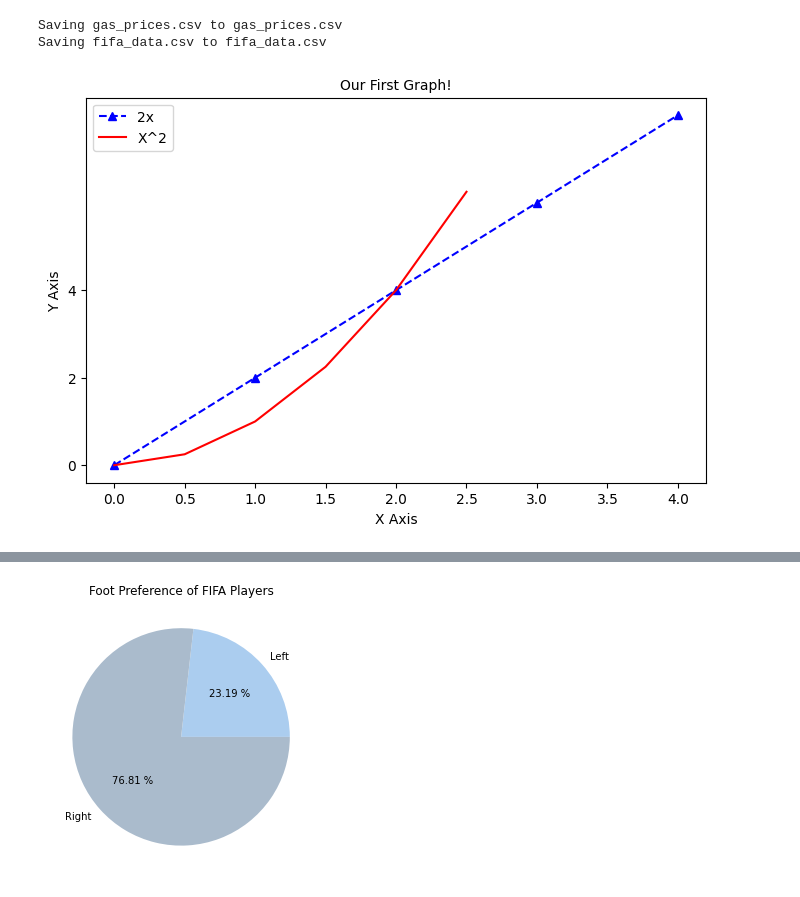
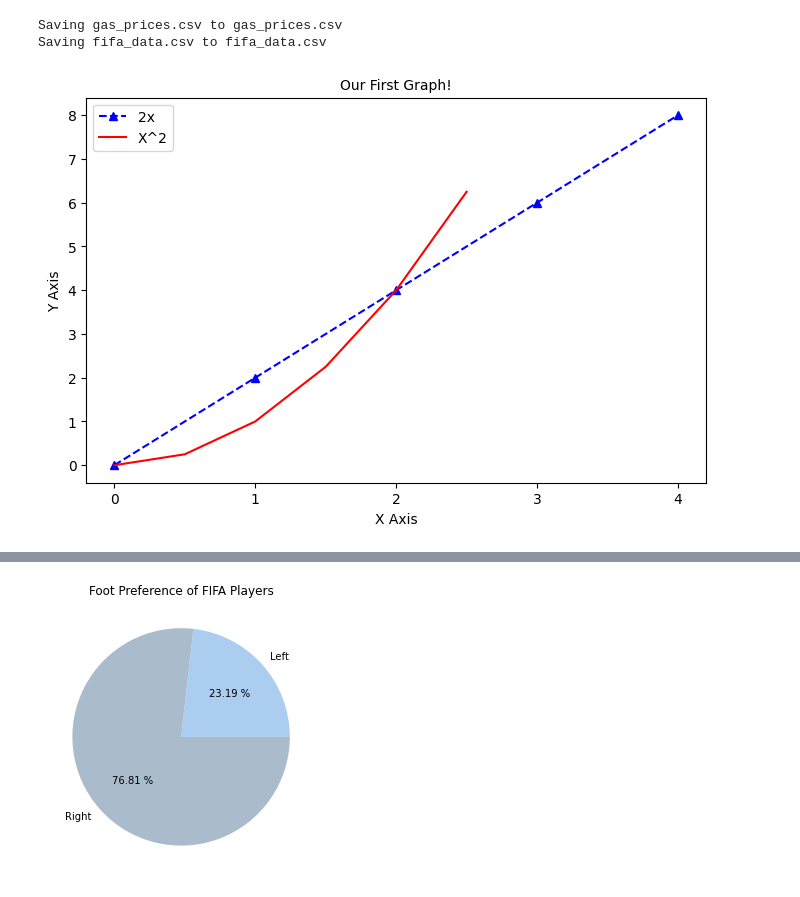
Before and after one commit to bharathbiju/graph, a Jupyter notebook: graph.ipynb, the cells around one changed output, grey strips where cells are left out. Drawn from its saved outputs; the diff is of its cells as text; code cells hidden in the pictures.

```diff
--- a/graph.ipynb
+++ b/graph.ipynb
@@ -30,36 +30,37 @@ plt.plot(x,y, 'b^--', label='2x')
 ## Line 2
 
 # select interval we want to plot points at
 x2 = np.arange(0,4.5,0.5)
 
 # Plot part of the graph as line
 plt.plot(x2[:6], x2[:6]**2, 'r', label='X^2')
 
 # Plot remainder of graph as a dot
 # plt.plot(x2[5:], x2[5:]**2, 'r--')
 
 # Add a title (specify font parameters with fontdict)
 plt.title('Our First Graph!', fontdict={'fontname': 'Comic Sans MS', 'fontsize': 10})
 
 # X and Y labels
 plt.xlabel('X Axis')
 plt.ylabel('Y Axis')
 
 # X, Y axis Tickmarks (scale of your graph)
-# plt.xticks([0,1,2,3,4,])
+plt.xticks([0,1,2,3,4,])
 #plt.yticks([0,2,4,6,8,10])
-plt.yticks(x[::2])
+#intervals for label
+# plt.yticks(x[::2])
 
 # Add a legend
 plt.legend()
 
 # # Save figure (dpi 300 is good when saving so graph has high resolution)
 # plt.savefig('mygraph.png', dpi=300)
 
 # Show plot
 plt.show()
 # %% [output]
-[figure, old version]
+[figure, new version]
 # %%
 
 labels = ['A', 'B', 'C']
```
Also changed, not shown: parts of 3 cells of this notebook.
